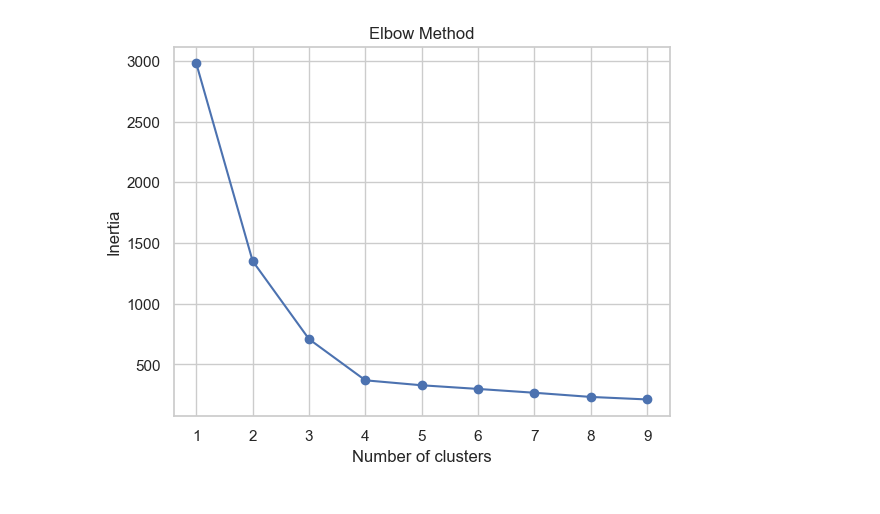
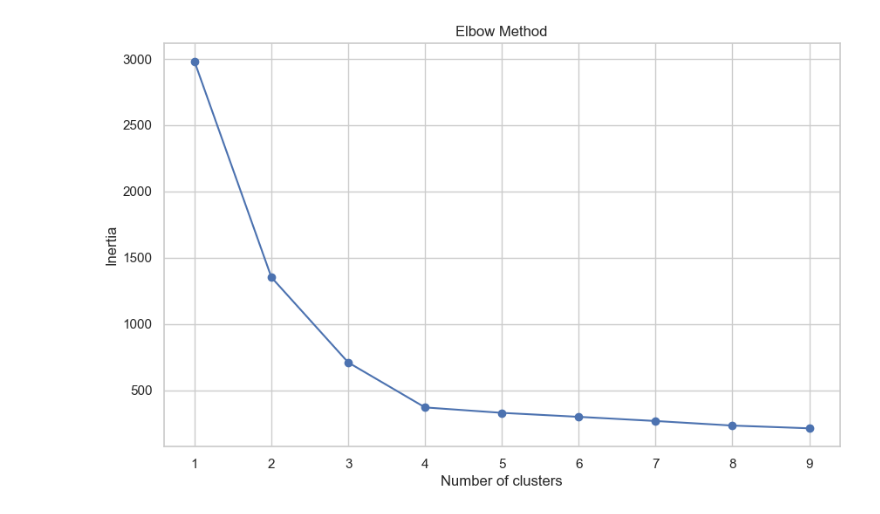
Before and after one commit to im47cn/im47cn.github.io, a Jupyter notebook: _posts/Kmeans.ipynb, the cells around one changed output. Saved outputs shown, nothing was run; the diff lists cells and outputs as text; code cells hidden in the pictures.

```diff
--- a/_posts/Kmeans.ipynb
+++ b/_posts/Kmeans.ipynb
@@ -57,20 +54,19 @@ plt.show()
 # %%
-# 分几类才是最好的？手肘法将从 kmeans.inertia_ 获取的惯性（数据点到最近聚类中心点的平方距离和）作为聚类数量的函数来绘制。
+# 计算不同K值对应的惯性
 inertias = []
+K = range(1, 10)
 
-for i in range(1, 10):
-    kmeans = KMeans(n_clusters=i, random_state=0)
+for k in K:
+    kmeans = KMeans(n_clusters=k, random_state=0)
     kmeans.fit(points)
     inertias.append(kmeans.inertia_)
 
-plt.plot(range(1, 10), inertias, marker='o')
-
-# 添加标题和坐标轴标签
+# 绘制手肘图
+plt.figure(figsize=(10, 6))
+plt.plot(K, inertias, marker='o')
 plt.title('Elbow Method')
 plt.xlabel('Number of clusters')
 plt.ylabel('Inertia')
-
-# 显示图形
 plt.show()
 # %% [output]
-[figure, old version]
+[figure, new version]
```
Also changed, not shown: parts of 2 cells of this notebook, 1 other file.
